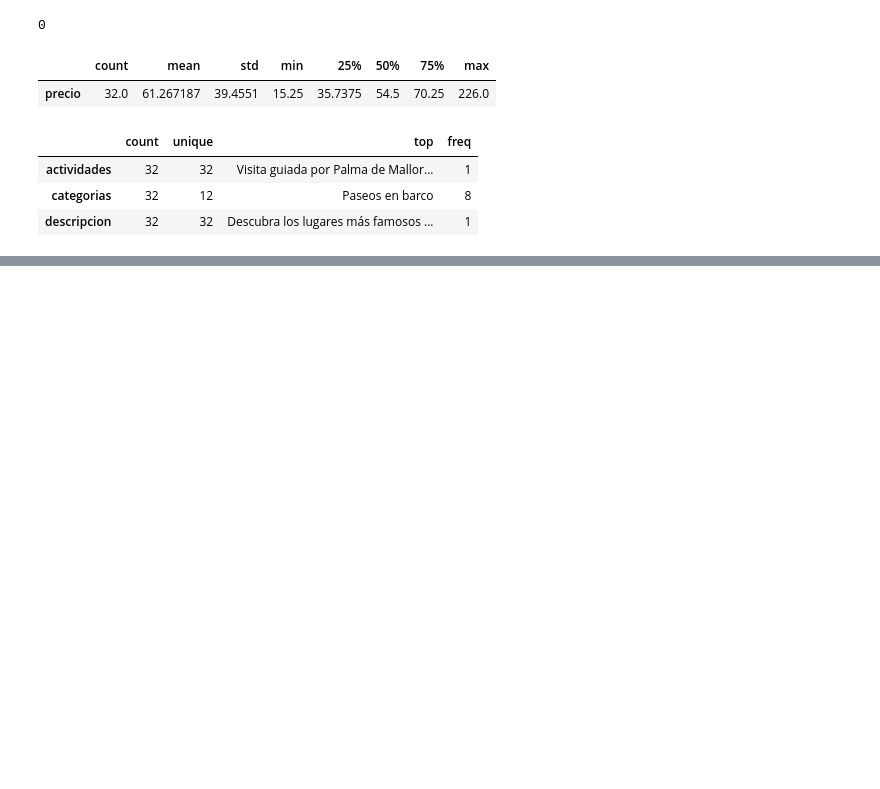
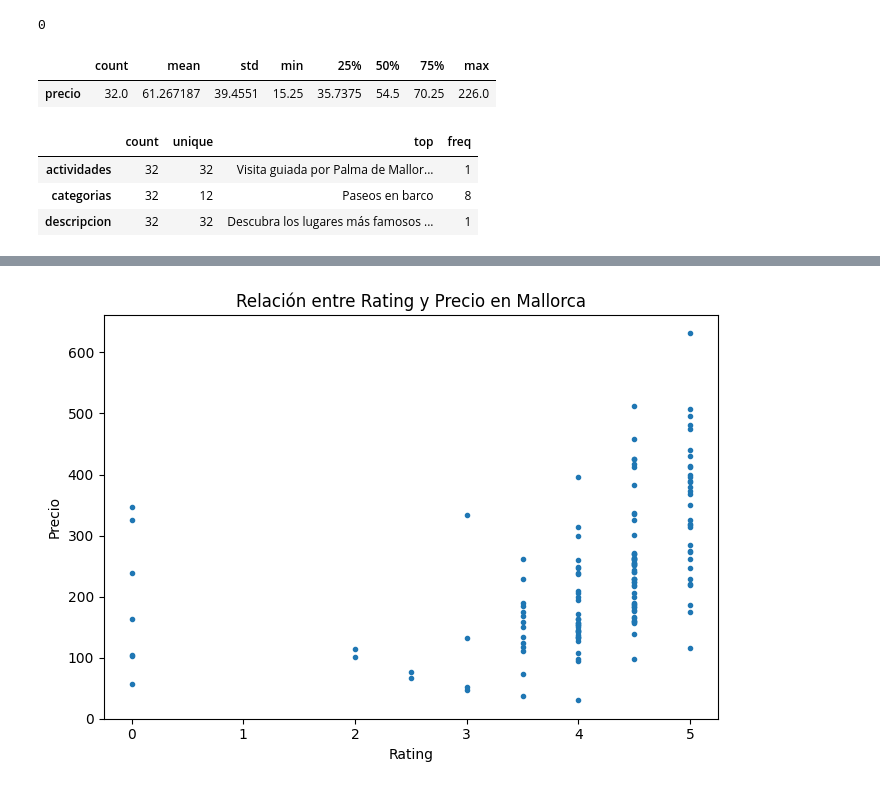
Before and after one commit to jgilsu11/Proyecto3-Explorando-Viajes, a Jupyter notebook: EDA.ipynb, the cells around one changed output, grey strips where cells are left out. Saved outputs shown, nothing was run; the diff lists cells and outputs as text; code cells hidden in the pictures; blank space fills up the shorter version.

```diff
--- a/EDA.ipynb
+++ b/EDA.ipynb
@@ -517,0 +577,9 @@ actividades_pmi.describe(include= "O").T
+# %%
+plt.figure(figsize= (7,5))
+plt.scatter(x= "rating_hotel", y= "precio_medio_por noche" , data= df_hoteles_pmi, s=9)
+plt.xlabel("Rating")
+plt.ylabel("Precio")
+plt.title("Relación entre Rating y Precio en Mallorca")
+plt.tight_layout();
+# %% [output]
+[figure, added]
```
Also changed, not shown: parts of 28 cells of this notebook.
